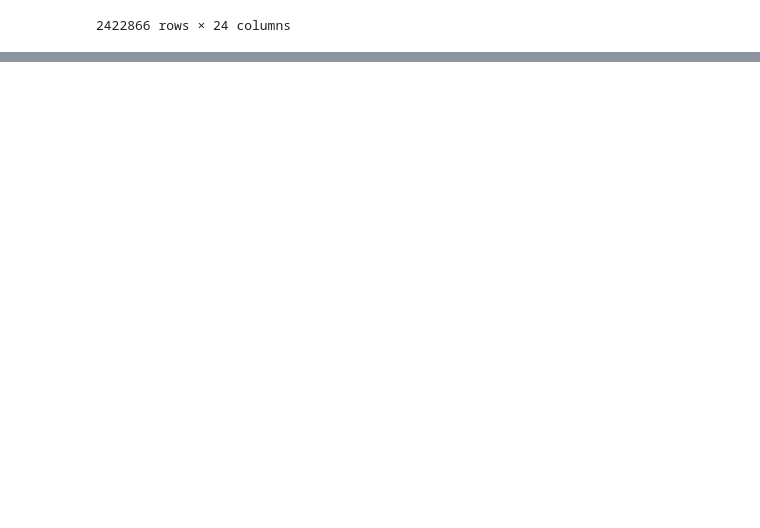
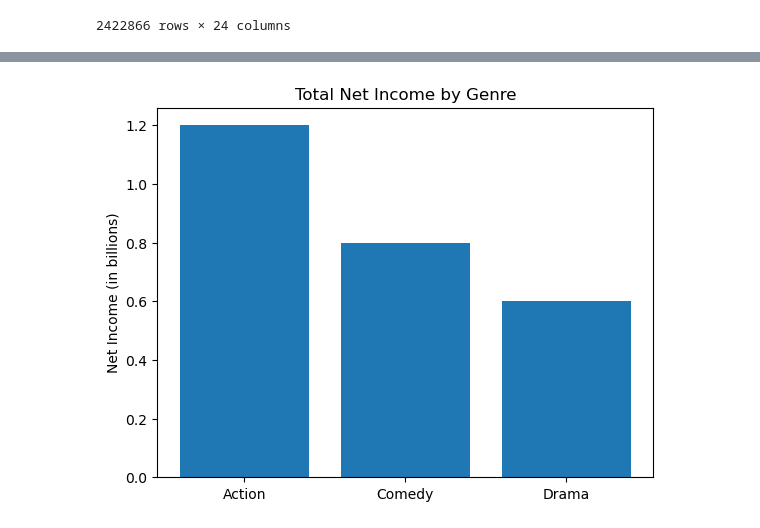
Before and after one commit to FrancisNdirangu/Phase-2-Project, a Jupyter notebook: merge.ipynb, the cells around one changed output, grey strips where cells are left out. Cells and saved outputs as stored; diff of their text form; code cells hidden in the pictures; blank space fills up the shorter version.

Commit message:
merged

```diff
--- a/merge.ipynb
+++ b/merge.ipynb
@@ -53,0 +205,9 @@ merge_df.copy()
+# %%
+# Load the datasets
+bom_movies = pd.read_csv(
+        os.path.join(data_folder, "bom.movie_gross.csv.gz"),
+        encoding='utf-8'
+    )
+bom_movies.head()
+bom_movies.info()
+bom_movies.isnull().sum()
@@ -53,0 +233,9 @@ merge_df.copy()
+# %%
+# Load the datasets
+tmdb_movies = pd.read_csv(
+        os.path.join(data_folder, "tmdb.movies.csv.gz"),
+        encoding='utf-8'
+    )
+tmdb_movies.info()
+tmdb_movies.isnull().sum()
+tmdb_movies.head()
@@ -53,0 +266,4 @@ merge_df.copy()
+# %%
+# lets merge the tmdb_movies and bom_movies datasets
+merged= pd.merge(tmdb_movies, bom_movies, left_on='title', right_on='title', how='inner')
+merged.head()
@@ -53,0 +331,9 @@ merge_df.copy()
+# %%
+# Filling missing studio names
+merged['studio'] = merged['studio'].fillna('Unknown')
+# Filling missing domestic_gross with 0
+merged['domestic_gross'] = merged['domestic_gross'].fillna(0)
+#Converting foreign_gross to numeric  and filling missing with 0
+merged['foreign_gross'] = pd.to_numeric(merged['foreign_gross'], errors='coerce')
+merged['foreign_gross'] = merged['foreign_gross'].fillna(0)
+merged.isnull().sum()
@@ -53,0 +356,16 @@ merge_df.copy()
+# %%
+# creating a new column for net income.
+# Net Income = Domestic Gross + Foreign Gross
+merged['net_income'] = merged['domestic_gross'] + merged['foreign_gross']
+# Grouping by genre and calculating the total net income for each genre
+genre_income = merged.groupby('genre_ids')['net_income'].sum().sort_values(ascending=False)
+# plotting
+genres = ["Action", "Comedy", "Drama"]
+net_income = [1.2, 0.8, 0.6]
+
+plt.bar(genres, net_income)
+plt.title("Total Net Income by Genre")
+plt.ylabel("Net Income (in billions)")
+plt.show()
+# %% [output]
+[figure, added]
```
Also changed, not shown: parts of 25 cells of this notebook, 1 other file.
